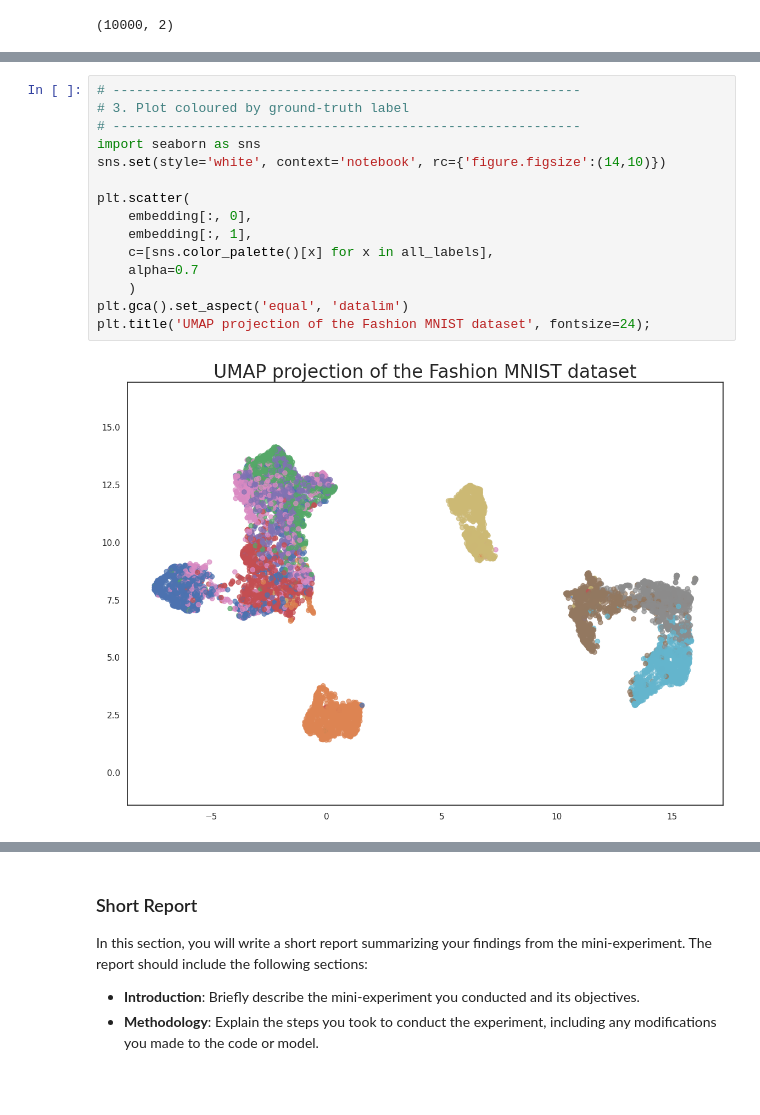
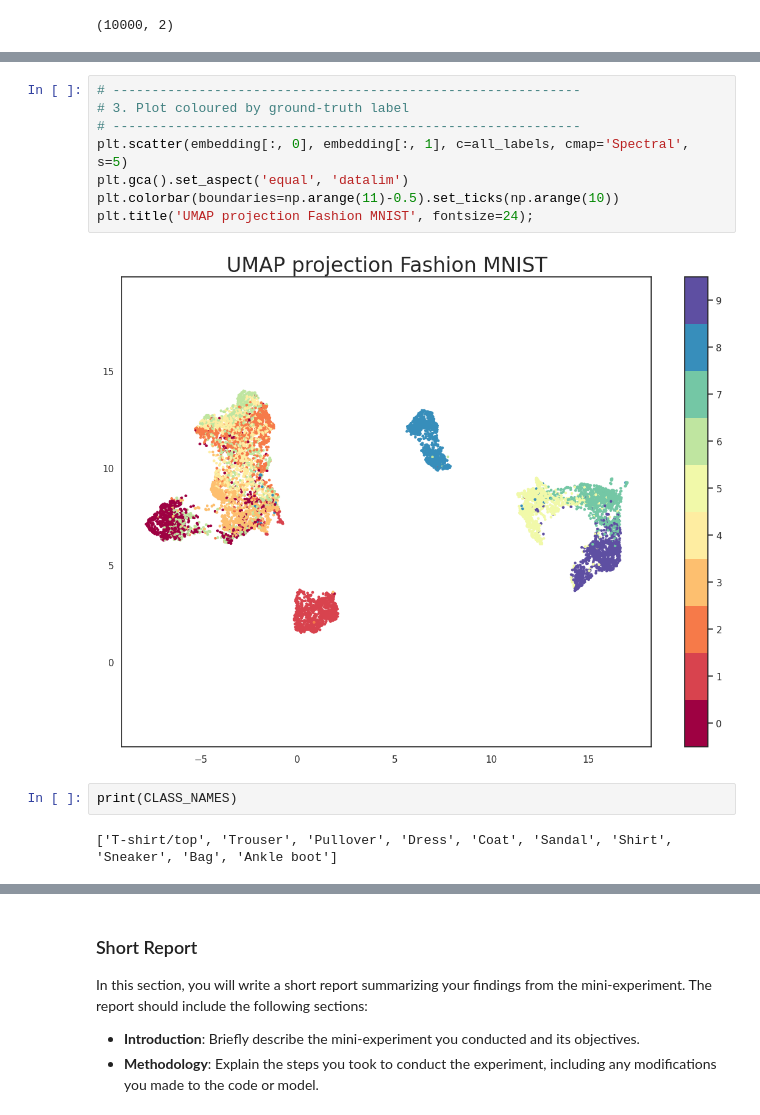
Before and after one commit to melcsk/deep_learning, a Jupyter notebook: 02_activities/assignments/assignment_2.ipynb, the cells around one changed output, grey strips where cells are left out. Saved outputs shown, nothing was run; the diff lists cells and outputs as text; blank space fills up the shorter version.

```diff
--- a/02_activities/assignments/assignment_2.ipynb
+++ b/02_activities/assignments/assignment_2.ipynb
@@ -410,20 +399,17 @@ print(df.head())
 # %%
 # ------------------------------------------------------------
 # 3. Plot coloured by ground-truth label
 # ------------------------------------------------------------
-import seaborn as sns
-sns.set(style='white', context='notebook', rc={'figure.figsize':(14,10)})
-
-plt.scatter(
-    embedding[:, 0],
-    embedding[:, 1],
-    c=[sns.color_palette()[x] for x in all_labels],
-    alpha=0.7
-    )
+plt.scatter(embedding[:, 0], embedding[:, 1], c=all_labels, cmap='Spectral', s=5)
 plt.gca().set_aspect('equal', 'datalim')
-plt.title('UMAP projection of the Fashion MNIST dataset', fontsize=24);
+plt.colorbar(boundaries=np.arange(11)-0.5).set_ticks(np.arange(10))
+plt.title('UMAP projection Fashion MNIST', fontsize=24);
 # %% [output]
-[figure, old version]
+[figure, new version]
+# %%
+print(CLASS_NAMES)
+# %% [output]
+['T-shirt/top', 'Trouser', 'Pullover', 'Dress', 'Coat', 'Sandal', 'Shirt', 'Sneaker', 'Bag', 'Ankle boot']
 # %% [markdown]
 The UMAP embeddings allow us to see how separable or non-separable different classes are with our specific model. If two specific images are very similar, then they will be placed near each other on this graph.
 
```
Also changed, not shown: parts of 8 cells of this notebook.
